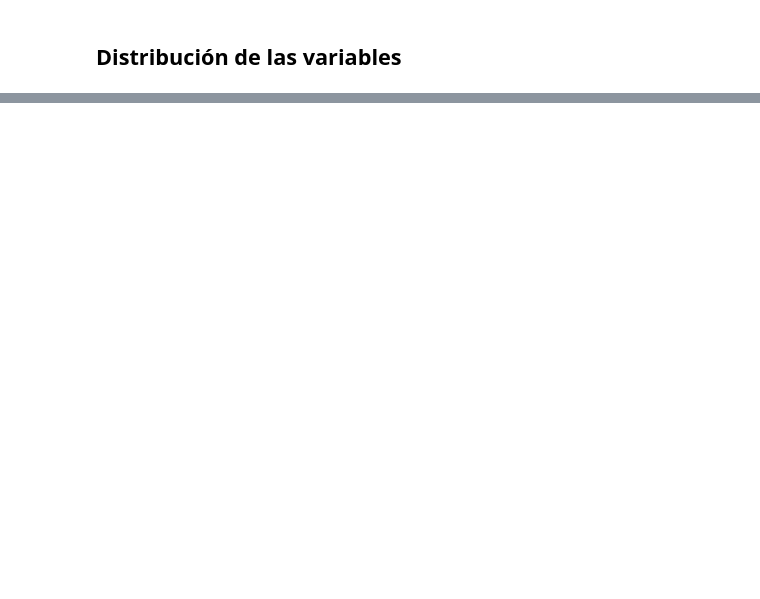
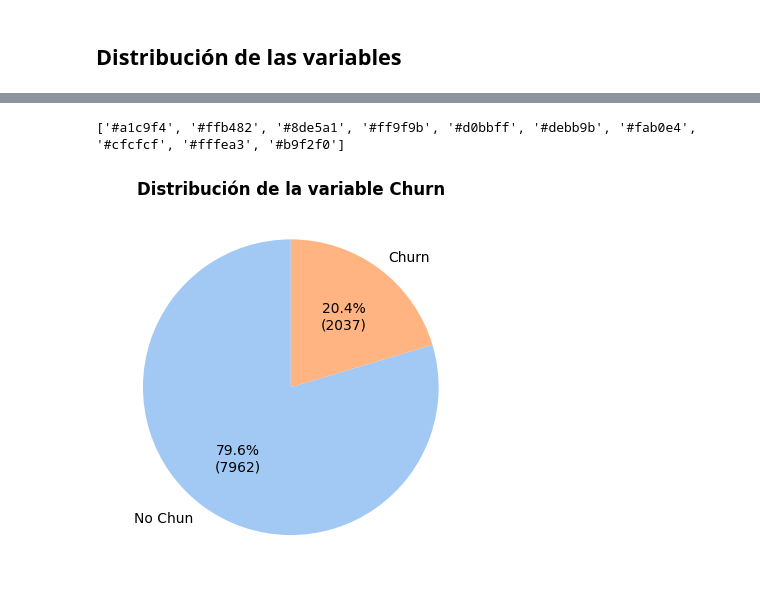
Before and after one commit to yrouuu/TFG_ADE, a Jupyter notebook: exploratorio/eda.ipynb, the cells around one changed output, grey strips where cells are left out. Drawn from its saved outputs; the diff is of its cells as text; code cells hidden in the pictures; blank space fills up the shorter version.

```diff
--- a/exploratorio/eda.ipynb
+++ b/exploratorio/eda.ipynb
@@ -136,0 +172,22 @@ data[['age','tenure','credit_score', 'balance', 'products_number', 'credit_card'
+# %%
+print(sns.color_palette("pastel").as_hex())
+# %% [output]
+['#a1c9f4', '#ffb482', '#8de5a1', '#ff9f9b', '#d0bbff', '#debb9b', '#fab0e4', '#cfcfcf', '#fffea3', '#b9f2f0']
+# %%
+def pie(pct, allvalues):
+    absolute = int(pct / 100.*np.sum(allvalues))
+    return "{:.1f}%\n({:d})".format(pct, absolute)
+# %%
+#print(data['churn'].value_counts())
+
+n_churn = data['churn'].value_counts()
+plt.figure()
+plt.title('Distribución de la variable Churn', fontweight = 'bold')
+
+plt.pie(n_churn,
+        labels=['No Chun','Churn'],
+        autopct=lambda pct: pie(pct,n_churn),
+        startangle=90,
+        colors=('#a1c9f4','#ffb482'));
+# %% [output]
+[figure, added]
```
Also changed, not shown: parts of 21 cells of this notebook.
